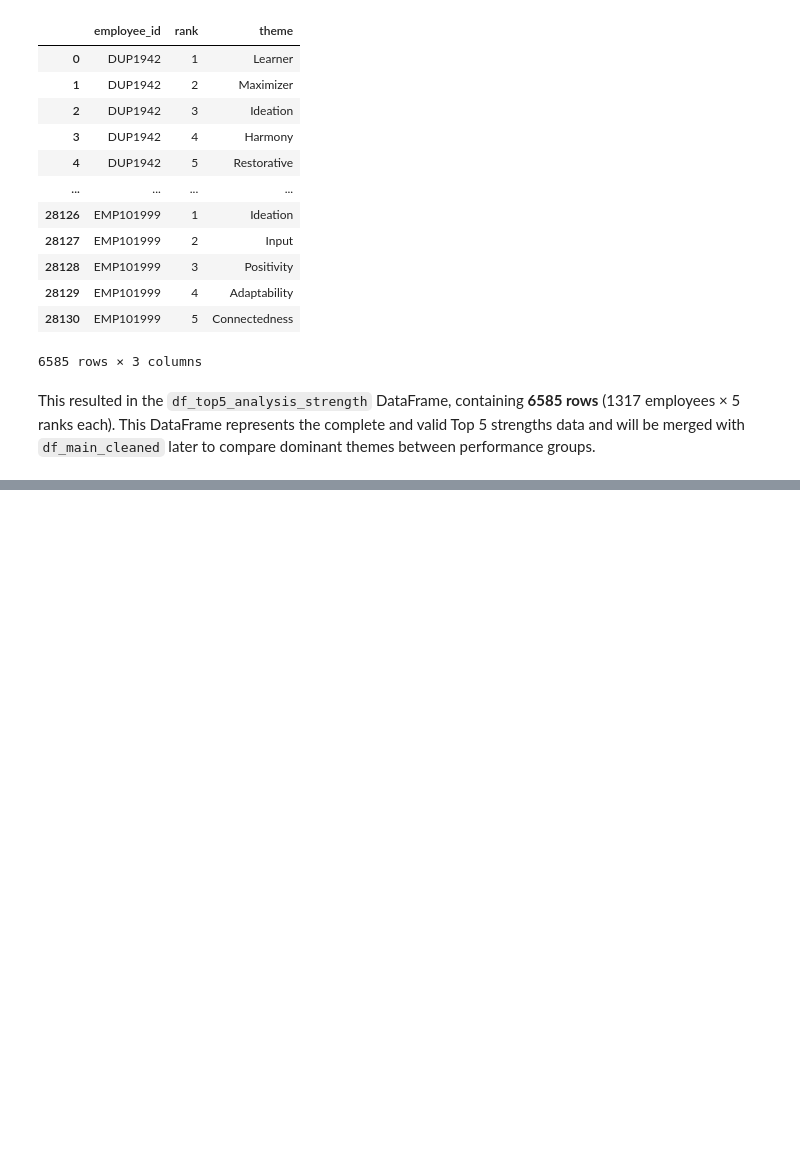
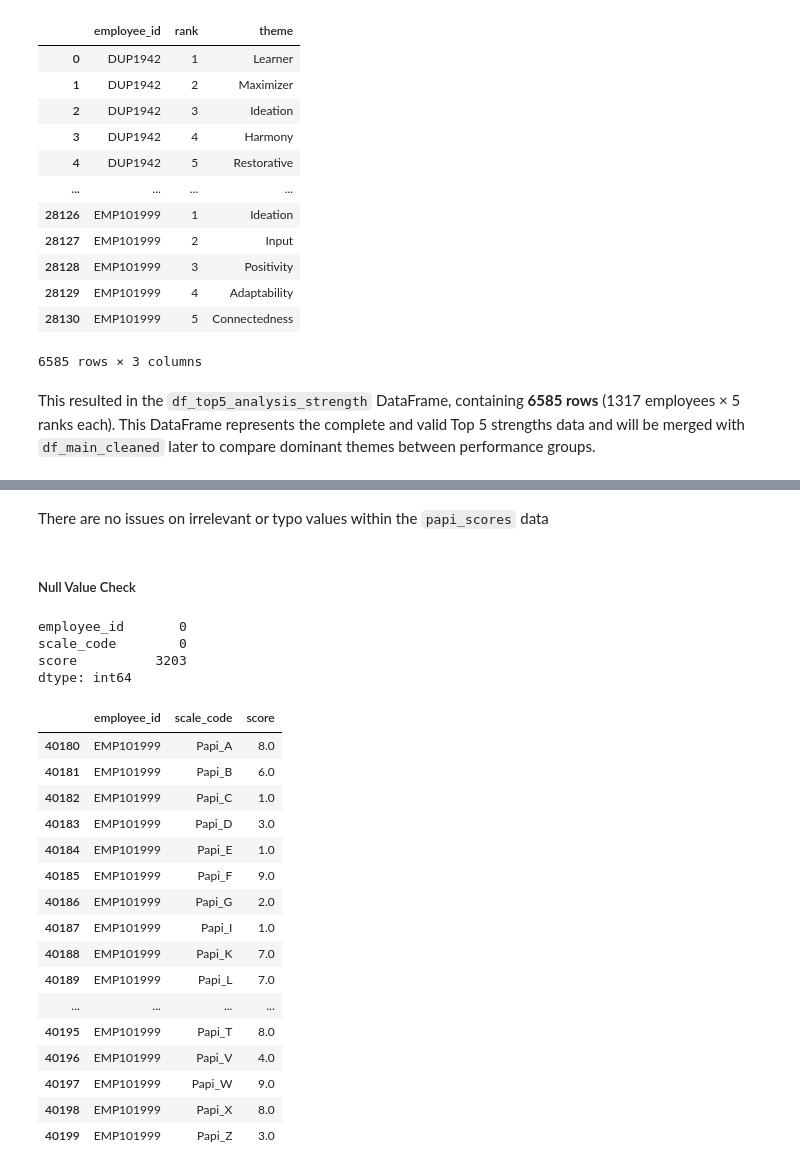
Before and after one commit to fbudimannn/talent-intelligence-system, a Jupyter notebook: 1_analysis/data_exploration.ipynb, the cells around one changed output, grey strips where cells are left out. Saved outputs shown, nothing was run; the diff lists cells and outputs as text; code cells hidden in the pictures; blank space fills up the shorter version.

```diff
--- a/1_analysis/data_exploration.ipynb
+++ b/1_analysis/data_exploration.ipynb
@@ -1344,0 +1412,4 @@ This resulted in the `df_top5_analysis_strength` DataFrame, containing **6585 ro
+# %% [markdown]
+There are no issues on irrelevant or typo values within the `papi_scores` data
+# %% [markdown]
+##### Null Value Check
@@ -1344,0 +1419,27 @@ This resulted in the `df_top5_analysis_strength` DataFrame, containing **6585 ro
+# %%
+df_papi_scores_null.isna().sum()
+# %% [output]
+employee_id       0
+scale_code        0
+score          3203
+dtype: int64
+# %%
+df_papi_scores_null[df_papi_scores_null['employee_id'] == "EMP101999"]
+# %% [output]
+|  | employee_id | scale_code | score |
+| 40180 | EMP101999 | Papi_A | 8.0 |
+| 40181 | EMP101999 | Papi_B | 6.0 |
+| 40182 | EMP101999 | Papi_C | 1.0 |
+| 40183 | EMP101999 | Papi_D | 3.0 |
+| 40184 | EMP101999 | Papi_E | 1.0 |
+| 40185 | EMP101999 | Papi_F | 9.0 |
+| 40186 | EMP101999 | Papi_G | 2.0 |
+| 40187 | EMP101999 | Papi_I | 1.0 |
+| 40188 | EMP101999 | Papi_K | 7.0 |
+| 40189 | EMP101999 | Papi_L | 7.0 |
+| ... | ... | ... | ... |
+| 40195 | EMP101999 | Papi_T | 8.0 |
+| 40196 | EMP101999 | Papi_V | 4.0 |
+| 40197 | EMP101999 | Papi_W | 9.0 |
+| 40198 | EMP101999 | Papi_X | 8.0 |
+| 40199 | EMP101999 | Papi_Z | 3.0 |
```
Also changed, not shown: parts of 24 cells of this notebook.
